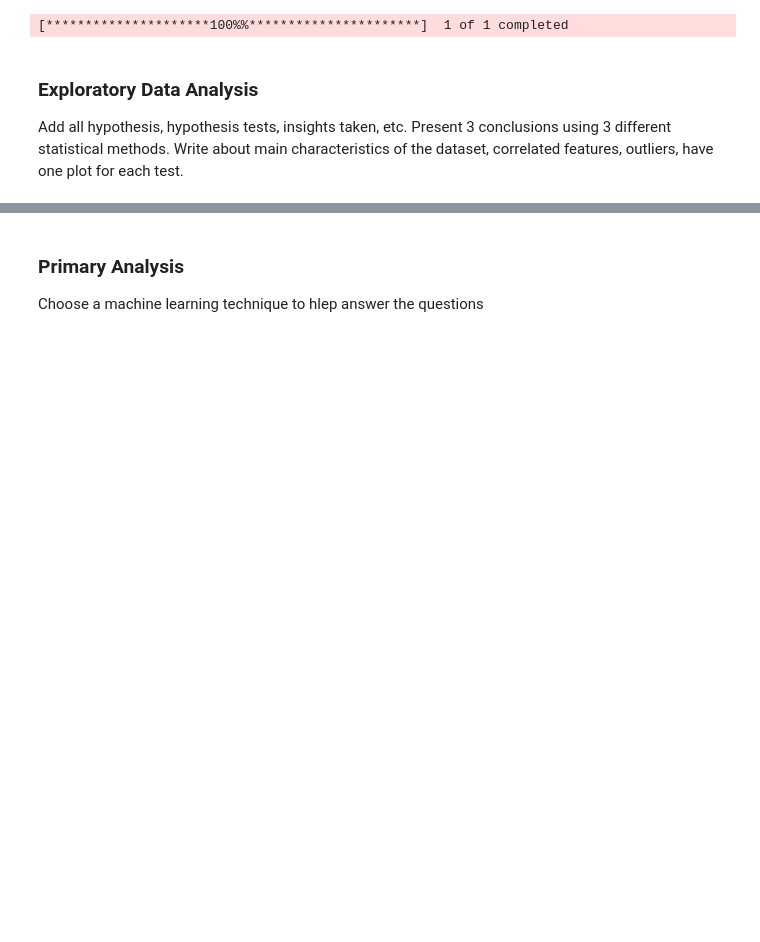
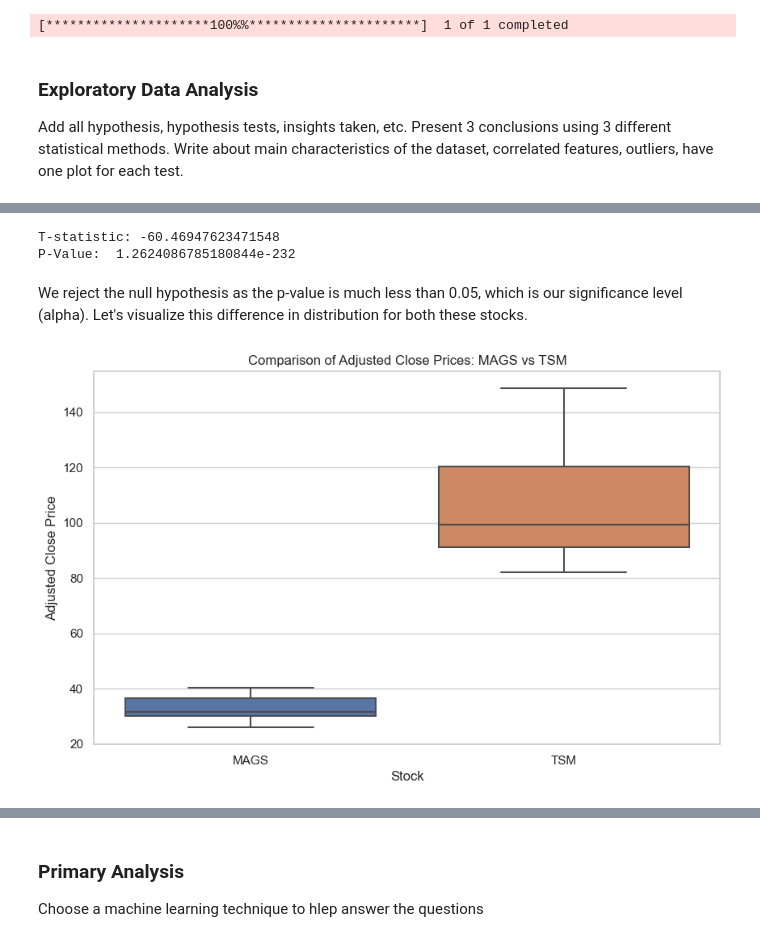
Before and after one commit to dhruv-dewan/Magnificent-7-Stock-Analysis-and-LSTM-Prediction, a Jupyter notebook: CMSC320_Final_Project.ipynb, the cells around one changed output, grey strips where cells are left out. Saved outputs shown, nothing was run; the diff lists cells and outputs as text; code cells hidden in the pictures; blank space fills up the shorter version.

```diff
--- a/CMSC320_Final_Project.ipynb
+++ b/CMSC320_Final_Project.ipynb
@@ -73,0 +76,22 @@ tsm_data.head()
+# %%
+t_stat, p_value = scipy.stats.ttest_ind(mag7_data['Adj Close'], tsm_data['Adj Close'])
+print("T-statistic:", t_stat)
+print("P-Value: ", p_value)
+# %% [output]
+T-statistic: -60.46947623471548
+P-Value:  1.2624086785180844e-232
+# %% [markdown]
+We reject the null hypothesis as the p-value is much less than 0.05, which is our significance level (alpha). Let's visualize this difference in distribution for both these stocks.
+# %%
+combined_data = pd.concat([mag7_data['Adj Close'], tsm_data['Adj Close']], axis=1)
+combined_data.columns = ['MAGS', 'TSM']
+
+plt.figure(figsize=(10, 6))
+sns.set_style("whitegrid")
+sns.boxplot(data=combined_data)
+plt.title('Comparison of Adjusted Close Prices: MAGS vs TSM')
+plt.xlabel('Stock')
+plt.ylabel('Adjusted Close Price')
+plt.show()
+# %% [output]
+[figure, added]
```
Also changed, not shown: parts of 8 cells of this notebook, 1 other file.
